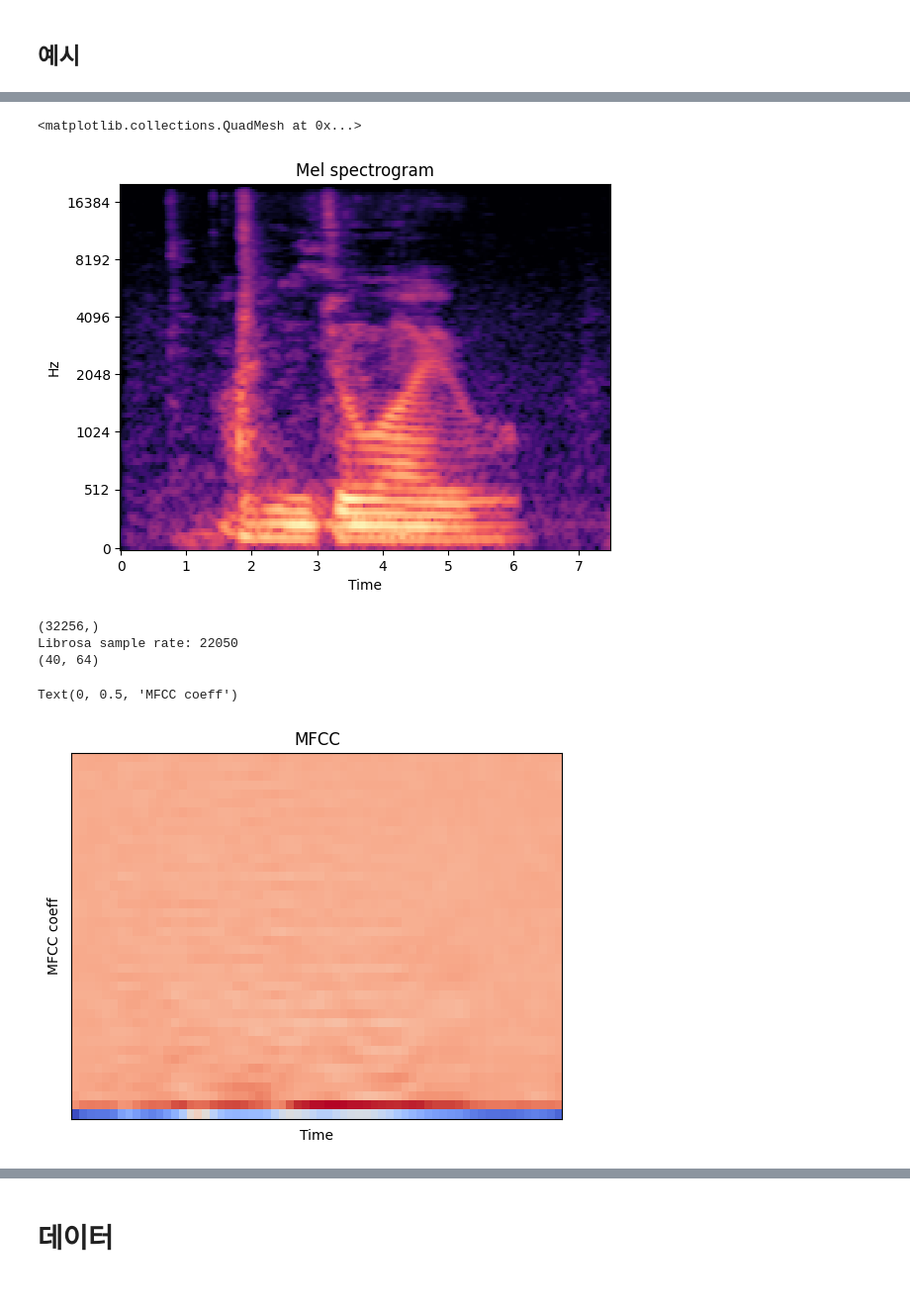
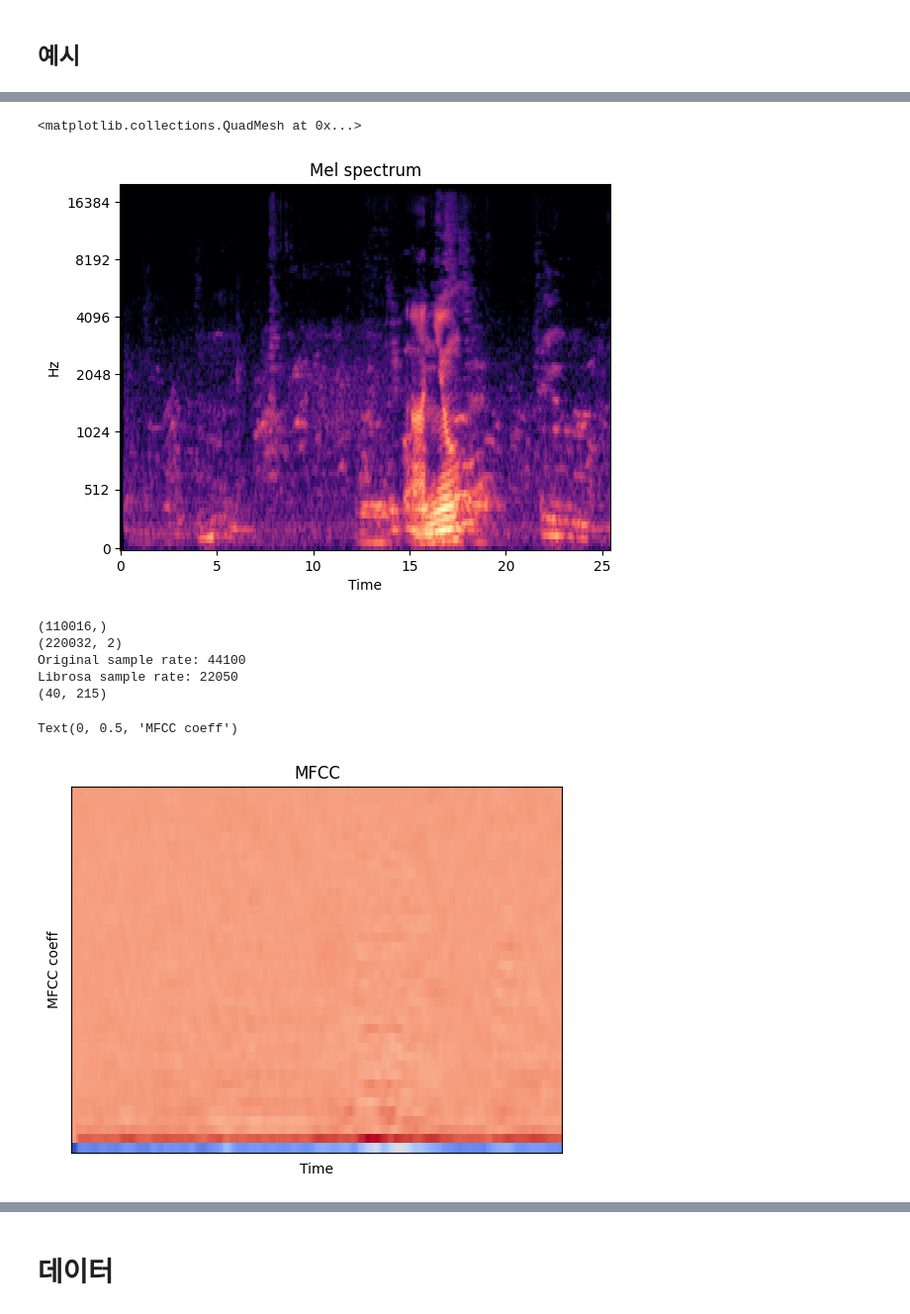
Before and after one commit to addinedu-amr/deeplearning-repo-1, a Jupyter notebook: NLP/mfcc_cnn.ipynb, the cells around one changed output, grey strips where cells are left out. Shown at 99% size. Cells and saved outputs as stored; diff of their text form; code cells hidden in the pictures.

```diff
--- a/NLP/mfcc_cnn.ipynb
+++ b/NLP/mfcc_cnn.ipynb
@@ -55,3 +50,8 @@ librosa_sample_rate  = 0
+# %%
+sound_no = './record_yes_no/1.아니요_18.wav'
+# %%
+example_list = [sound_no]
+sample_rate  = 16000
 # %%
 def draw_sound(filename):
     plt.figure(figsize = (12, 4))
@@ -66,38 +66,41 @@ for i in  example_list:
 # %%
 # melspectrogram
-y, sr = librosa.load(sound_bad)
+y, sr = librosa.load(sound_no)
 yt, _ = librosa.effects.trim(y)
 y = yt
 plt.title('Mel spectrum')
-mel_spect = librosa.feature.melspectrogram(y=y, sr=sr, n_fft=1024, hop_length=100)
+mel_spect = librosa.feature.melspectrogram(y=y, sr=sample_rate, n_fft=1024, hop_length=100)
 mel_spect = librosa.power_to_db(mel_spect, ref=np.max)
 librosa.display.specshow(mel_spect, y_axis='mel', fmax=20000, x_axis='time')
 # %% [output]
 <matplotlib.collections.QuadMesh at 0x...>
-[figure, old version]
+[figure, new version]
 # %%
 # mfcc
 
-filename = '../record/안좋아요_1.wav'
+filename = sound_no
 
 librosa_audio, librosa_sample_rate = librosa.load(filename)
-# scipy_sample_rate, scipy_audio = wav.read(filename)
+scipy_sample_rate, scipy_audio = wav.read(filename)
 print(librosa_audio.shape)
-# print('Original sample rate:', scipy_sample_rate)
+print(scipy_audio.shape)
+print('Original sample rate:', scipy_sample_rate)
 print('Librosa sample rate:', librosa_sample_rate)
 
-mfccs = librosa.feature.mfcc(y = librosa_audio, sr = librosa_sample_rate, n_mfcc = n_mfcc)
+mfccs = librosa.feature.mfcc(y = librosa_audio, sr = sample_rate, n_mfcc = 40)
 print(mfccs.shape)
 # %% [output]
-(32256,)
+(110016,)
+(220032, 2)
+Original sample rate: 44100
 Librosa sample rate: 22050
-(40, 64)
+(40, 215)
 # %%
 plt.title('MFCC')
-librosa.display.specshow(mfccs, sr=librosa_sample_rate)
+librosa.display.specshow(mfccs, sr=sample_rate)
 plt.xlabel('Time')
 plt.ylabel('MFCC coeff')
 # %% [output]
 Text(0, 0.5, 'MFCC coeff')
-[figure, old version]
+[figure, new version]
 # %%
```
Also changed, not shown: parts of 37 cells of this notebook.
